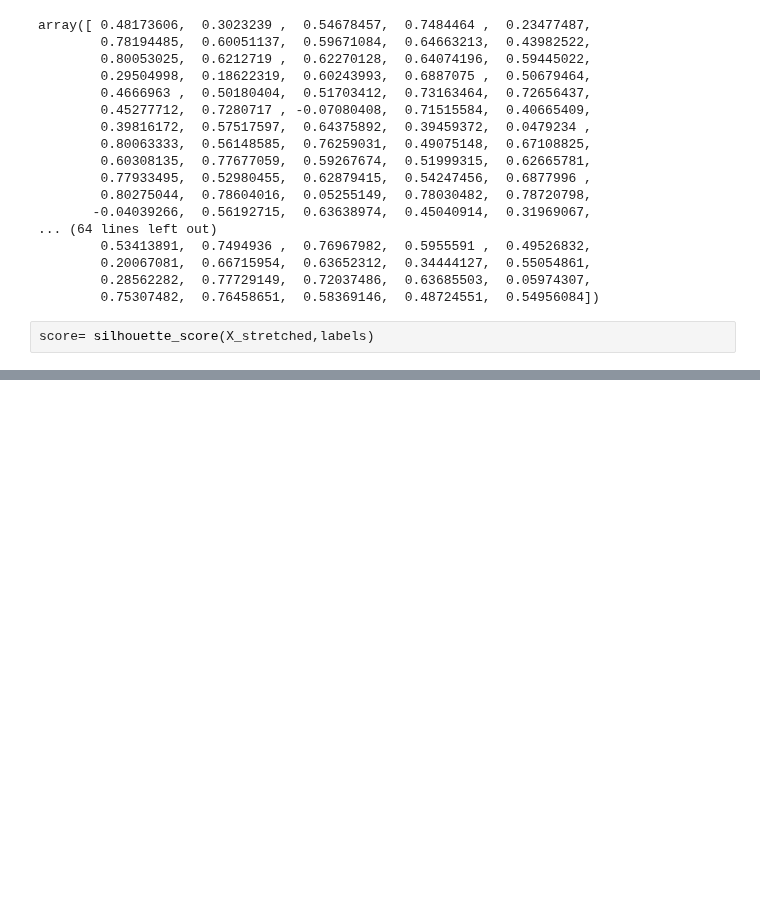
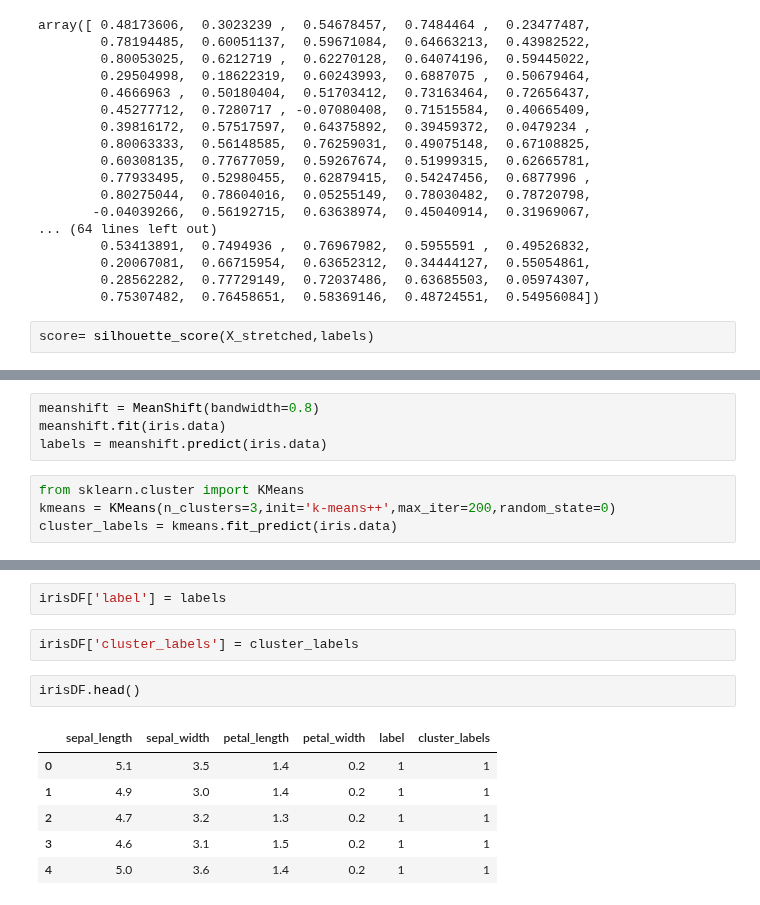
Before and after one commit to kimsierra/vscode, a Jupyter notebook: 2024/ML/MeanShift.ipynb, the cells around one changed output, grey strips where cells are left out. Drawn from its saved outputs; the diff is of its cells as text; blank space fills up the shorter version.

```diff
--- a/2024/ML/MeanShift.ipynb
+++ b/2024/ML/MeanShift.ipynb
@@ -103,0 +162,8 @@ score= silhouette_score(X_stretched,labels)
+# %%
+meanshift = MeanShift(bandwidth=0.8)
+meanshift.fit(iris.data)
+labels = meanshift.predict(iris.data)
+# %%
+from sklearn.cluster import KMeans
+kmeans = KMeans(n_clusters=3,init='k-means++',max_iter=200,random_state=0)
+cluster_labels = kmeans.fit_predict(iris.data)
@@ -103,0 +187,13 @@ score= silhouette_score(X_stretched,labels)
+# %%
+irisDF['label'] = labels
+# %%
+irisDF['cluster_labels'] = cluster_labels
+# %%
+irisDF.head()
+# %% [output]
+|  | sepal_length | sepal_width | petal_length | petal_width | label | cluster_labels |
+| 0 | 5.1 | 3.5 | 1.4 | 0.2 | 1 | 1 |
+| 1 | 4.9 | 3.0 | 1.4 | 0.2 | 1 | 1 |
+| 2 | 4.7 | 3.2 | 1.3 | 0.2 | 1 | 1 |
+| 3 | 4.6 | 3.1 | 1.5 | 0.2 | 1 | 1 |
+| 4 | 5.0 | 3.6 | 1.4 | 0.2 | 1 | 1 |
```
Also changed, not shown: parts of 7 cells of this notebook, 2 other files.
